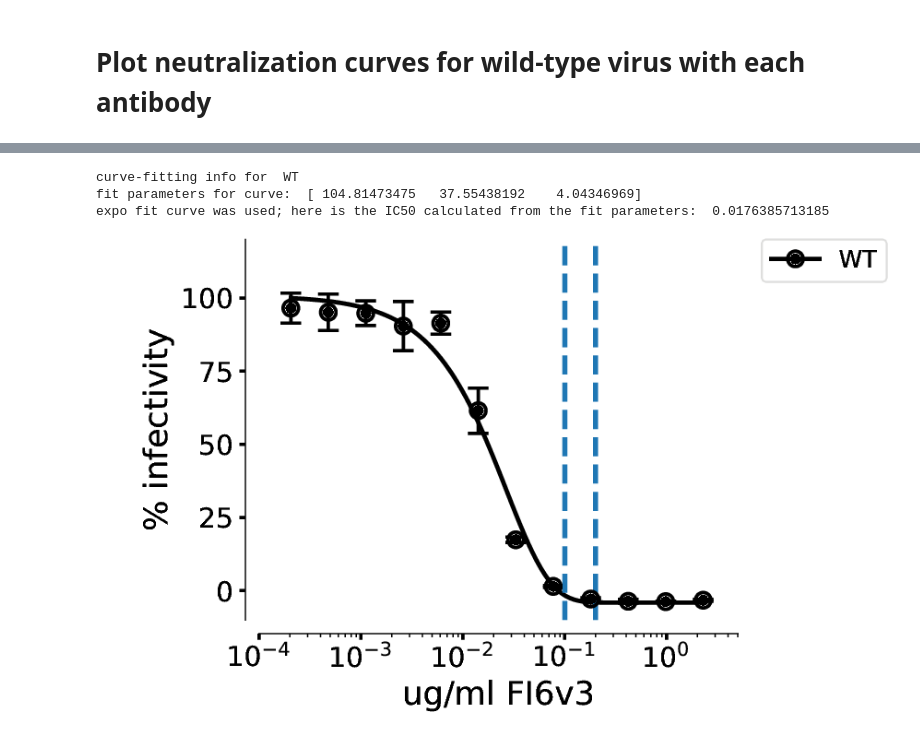
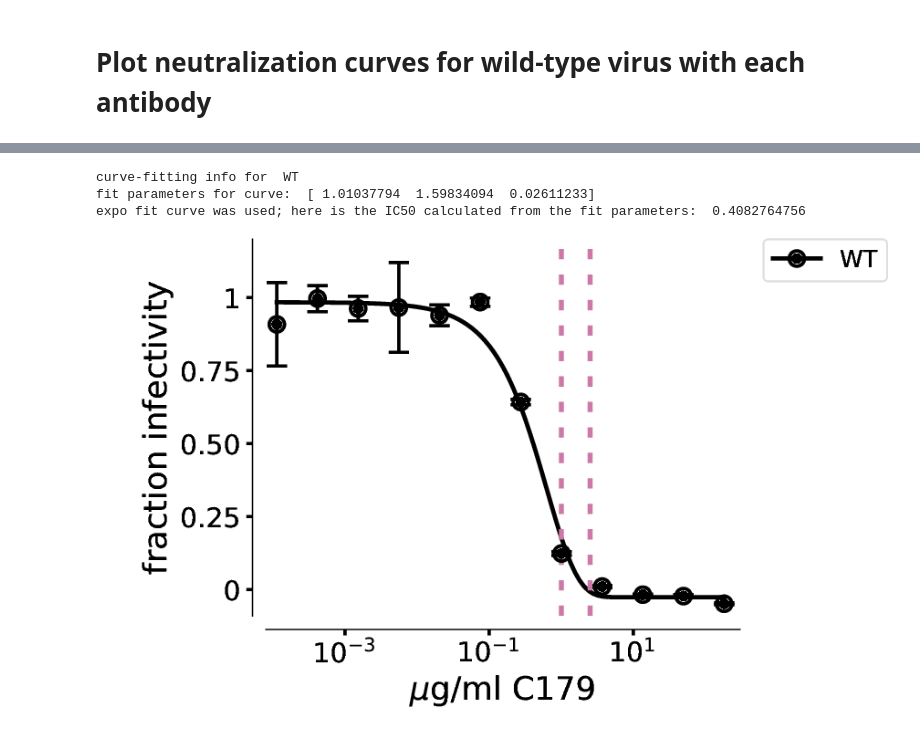
Before and after one commit to jbloomlab/HA_antibody_ease_of_escape, a Jupyter notebook: neutralization_assays/NeutralizationCurves.ipynb, the cells around one changed output, grey strips where cells are left out. Saved outputs shown, nothing was run; the diff lists cells and outputs as text; code cells hidden in the pictures.

Commit message:
Make neutralization curves consistent with fracsurvive figure

```diff
--- a/neutralization_assays/NeutralizationCurves.ipynb
+++ b/neutralization_assays/NeutralizationCurves.ipynb
@@ -35,13 +35,13 @@ Using matplotlib version 2.0.2
 def sigmoid(x, x0, k):
     '''from example use of scipy.optimize.curve_fit found at https://gist.github.com/andrewgiessel/5684769'''
     # forces 0% infectivity
-    y = 100 / (1 + np.exp(-k*(x-x0)))
+    y = 1 / (1 + np.exp(-k*(x-x0)))
     return y
 
 def sigmoid2(x, x0, k, a):
     '''from example use of scipy.optimize.curve_fit found at https://gist.github.com/andrewgiessel/5684769'''
     # additional parameter for bottoming out above or below zero
-    y = 100 / (1 + np.exp(-k*(x-x0)))+a
+    y = 1 / (1 + np.exp(-k*(x-x0)))+a
     return y
 
 def expo(x, a, b, c):
@@ -70,7 +70,7 @@ def PlotNeutralizationCurves(data, x_datalabel, y_datalabels, outfile,
     for i,y_datalabel in enumerate(y_datalabels):
         if fit_curve:
             try:
-                popt, pcov = curve_fit(fit_cycle[i], data[x_datalabel], data[y_datalabel + '_avg']*100)
+                popt, pcov = curve_fit(fit_cycle[i], data[x_datalabel], data[y_datalabel + '_avg'])
                 minlog = math.log10(min(data[x_datalabel]))
                 maxlog = math.log10(max(data[x_datalabel]))
                 xcurve = np.logspace(minlog, maxlog, num=100)
@@ -82,17 +82,17 @@ def PlotNeutralizationCurves(data, x_datalabel, y_datalabels, outfile,
                     print ("fit parameters for curve: ", popt)
                     if fit_cycle[i] == expo:
                         (a, b, c) = popt
-                        ic50 = np.log((50+c)/a)/-b
+                        ic50 = np.log((0.5+c)/a)/-b
                         print ("expo fit curve was used; here is the IC50 calculated from the fit parameters: ", ic50)
                     elif fit_cycle[i] == expo_fixed_top:
                         (b, c) = popt
-                        ic50 = np.log((50+c)/100)/-b
+                        ic50 = np.log((0.5+c)/1.0)/-b
                         print ("expo fit fixed top curve was used; here is the IC50 calculated from the fit parameters: ", ic50)
             except:
                 print ("Threw an exception during fitting {0} curve for {1}".format(fit_cycle[i], y_datalabel))
 
-        ax.errorbar(data[x_datalabel], data[y_datalabel + '_avg']*100,
-                    yerr=data[y_datalabel + '_std']*100,
+        ax.errorbar(data[x_datalabel], data[y_datalabel + '_avg'],
+                    yerr=data[y_datalabel + '_std'],
                     color=color_cycle[i], fmt=fmt_cycle[i],
                     capthick=2, elinewidth=2, markersize=markersize, capsize=markersize/1.5,
                     label=y_datalabel, mew=mew)
@@ -111,7 +111,9 @@ def PlotNeutralizationCurves(data, x_datalabel, y_datalabels, outfile,
     if y_lim:
         ax.set_ylim(y_lim)
     else:
-        ax.set_ylim([-5,120])
+        ax.set_ylim([-0.05,1.2])
+
+    plt.yticks([0.00, 0.25, 0.5, 0.75, 1.00], ['0', '0.25', '0.50', '0.75', '1'])
 
     spineOffset = {'left': 8, 'bottom': 8}
     [spine.set_position(('outward',spineOffset[loc])) if loc in ['left','bottom'] else spine.set_color('none') for loc, spine in ax.spines.items() ]
@@ -121,16 +123,18 @@ def PlotNeutralizationCurves(data, x_datalabel, y_datalabels, outfile,
     ax.yaxis.set(ticks_position = 'left')
     plt.tick_params(axis='both', which='major', labelsize=16, width=2)
 
+    ax.minorticks_off()
+
     if x_label_override:
         plt.xlabel(x_label_override, fontsize=19)
     else:
-        plt.xlabel('ug/ml', fontsize=19)
+        plt.xlabel('$\mu$g/ml', fontsize=19)
 
-    plt.ylabel('% infectivity', fontsize=19)
+    plt.ylabel('fraction infectivity', fontsize=19)
 
     if vlines:
         for xc in vlines:
-            plt.axvline(x=xc, linestyle = 'dashed', linewidth=3)
+            plt.axvline(x=xc, linestyle = 'dashed', linewidth=3, color='#CC79A7', dashes=(2, 3))
 
     if not no_legend:
         if legend_placement_override:
@@ -252,28 +319,28 @@ expo fit curve was used; here is the IC50 calculated from the fit parameters:  0
 # %%
-#Plotting neutralization curve for FI6v3
+#Plotting neutralization curve for C179
 mut = ['WT']
 color_cycle = ['k']
 style_cycle = ['solid']
 fit_cycle = [expo]
 fmt_cycle = ['o']
 
-PlotNeutralizationCurves(FI6v3_data, 'ug/ml_FI6v3',
+PlotNeutralizationCurves(C179_data, 'ug/ml_C179',
                          mut,
-                         './plots/FI6v3_WT_neutralization_MAPlines.pdf',
+                         './plots/C179_WT_neutralization_MAPlines.pdf',
                          color_cycle=color_cycle,
                          style_cycle=style_cycle,
                          fit_cycle=fit_cycle,
                          fmt_cycle=fmt_cycle,
                          linewidth = 2.5,
                          fit_curve = True,
                          verbose = True,
-                         x_lim =[1E-4,5], y_lim = [-10,120],
-                         x_label_override='ug/ml FI6v3',
-                         vlines = [0.1, 0.2])
+                         x_lim =[8E-5,300], y_lim = [-0.09,1.2],
+                         x_label_override='$\mu$g/ml C179',
+                         vlines = [1.0, 2.5])
 
-showPDF('./plots/FI6v3_WT_neutralization_MAPlines.pdf')
+showPDF('./plots/C179_WT_neutralization_MAPlines.pdf')
 # %% [output]
 curve-fitting info for  WT
-fit parameters for curve:  [ 104.81473475   37.55438192    4.04346969]
-expo fit curve was used; here is the IC50 calculated from the fit parameters:  0.0176385713185
+fit parameters for curve:  [ 1.01037794  1.59834094  0.02611233]
+expo fit curve was used; here is the IC50 calculated from the fit parameters:  0.4082764756
-[figure, old version]
+[figure, new version]
```
Also changed, not shown: parts of 13 cells of this notebook, 6 other files.
